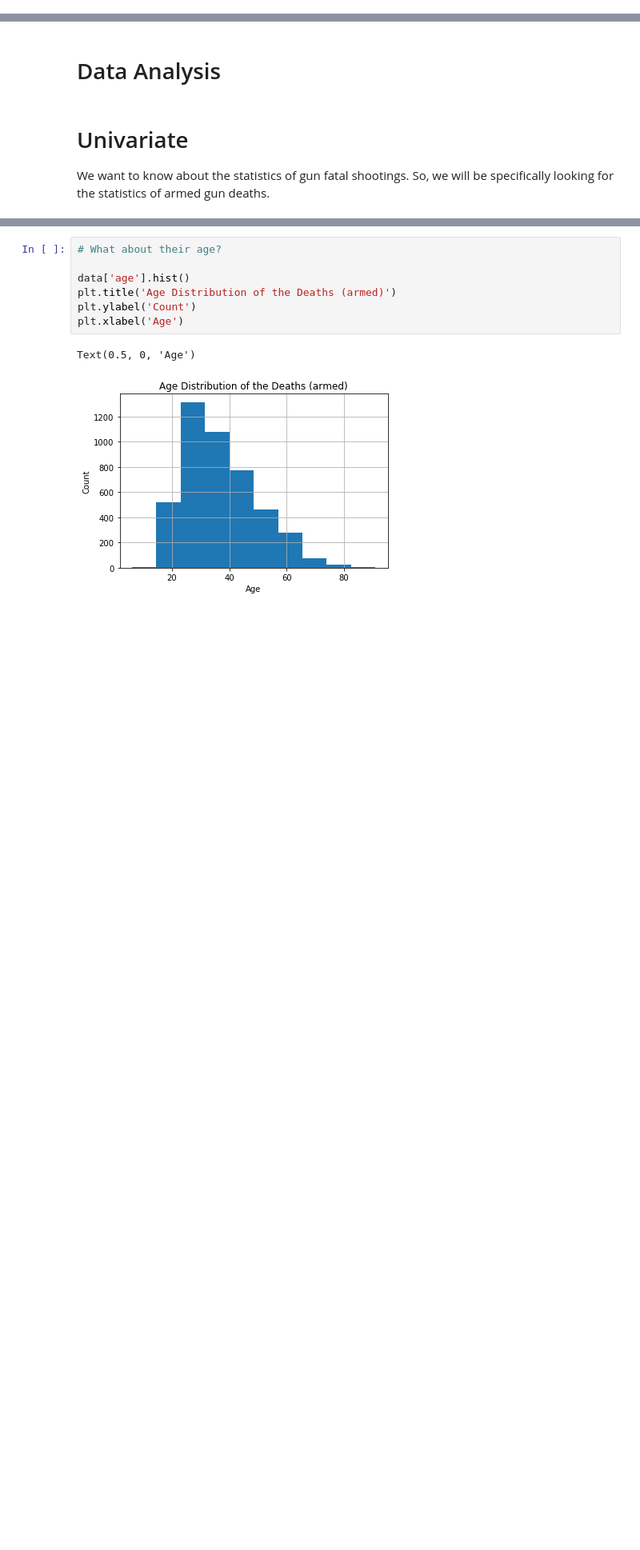
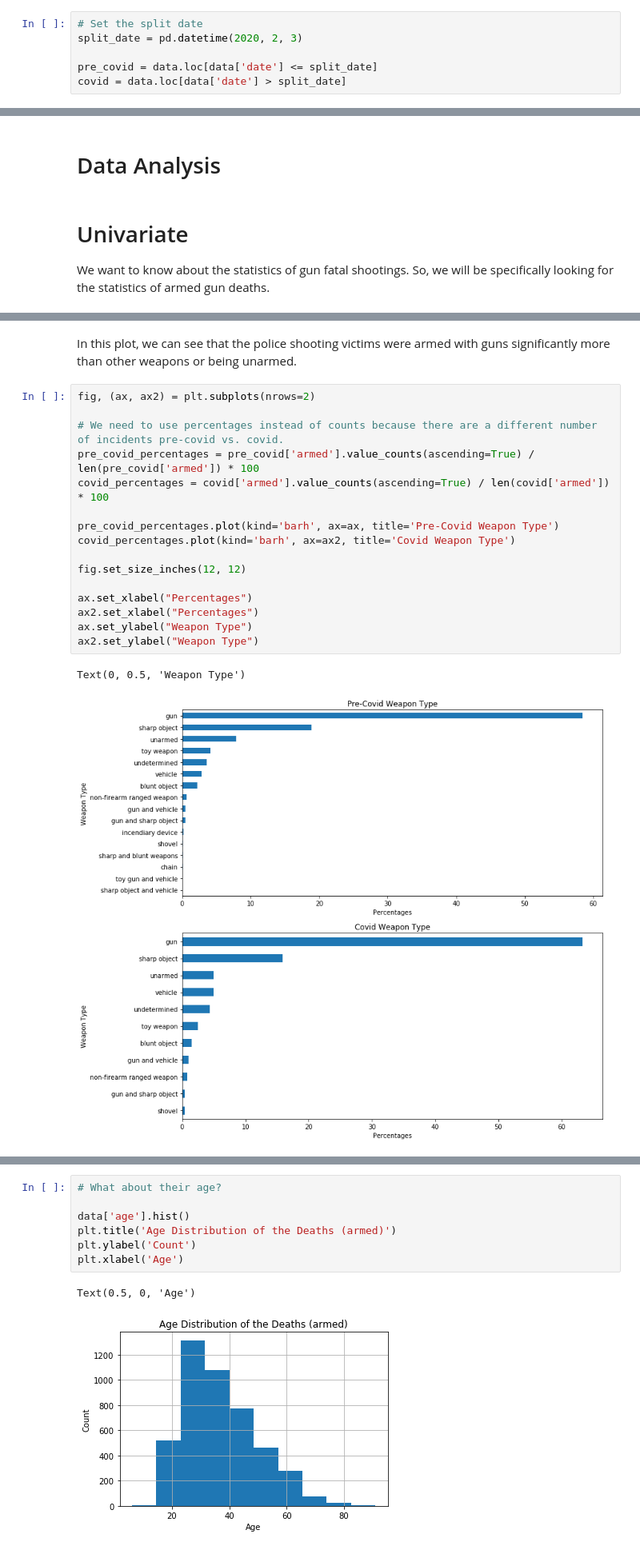
Before and after one commit to ericu-u/covid-police-shootings-analysis, a Jupyter notebook: FinalProject_group047.ipynb, the cells around one changed output, grey strips where cells are left out. Shown at 80% size. Cells and saved outputs as stored; diff of their text form; blank space fills up the shorter version.

```diff
--- a/FinalProject_group047.ipynb
+++ b/FinalProject_group047.ipynb
@@ -279,0 +275,6 @@ data['month'] = data['date'].apply(getMonth)
+# %%
+# Set the split date
+split_date = pd.datetime(2020, 2, 3)
+
+pre_covid = data.loc[data['date'] <= split_date]
+covid = data.loc[data['date'] > split_date]
@@ -297,0 +331,21 @@ Text(0.5, 0, 'Count')
+# %% [markdown]
+In this plot, we can see that the police shooting victims were armed with guns significantly more than other weapons or being unarmed.
+# %%
+fig, (ax, ax2) = plt.subplots(nrows=2)
+
+# We need to use percentages instead of counts because there are a different number of incidents pre-covid vs. covid.
+pre_covid_percentages = pre_covid['armed'].value_counts(ascending=True) / len(pre_covid['armed']) * 100
+covid_percentages = covid['armed'].value_counts(ascending=True) / len(covid['armed']) * 100
+
+pre_covid_percentages.plot(kind='barh', ax=ax, title='Pre-Covid Weapon Type')
+covid_percentages.plot(kind='barh', ax=ax2, title='Covid Weapon Type')
+
+fig.set_size_inches(12, 12)
+
+ax.set_xlabel("Percentages")
+ax2.set_xlabel("Percentages")
+ax.set_ylabel("Weapon Type")
+ax2.set_ylabel("Weapon Type")
+# %% [output]
+Text(0, 0.5, 'Weapon Type')
+[figure, added]
```
Also changed, not shown: parts of 20 cells of this notebook.
